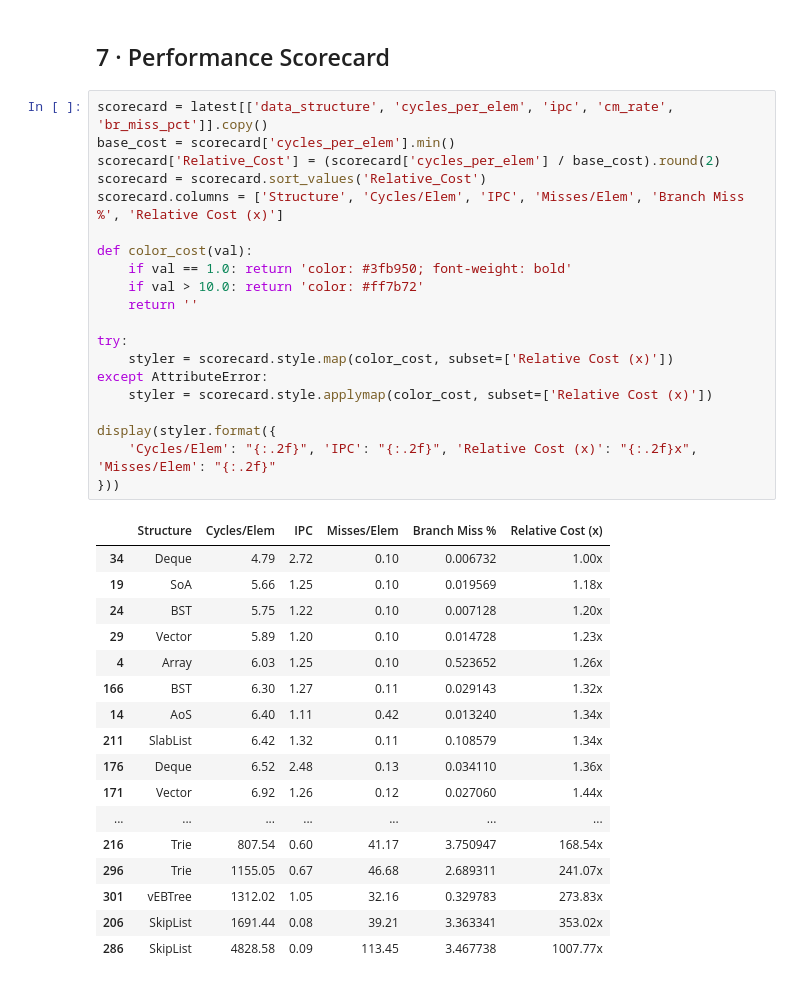
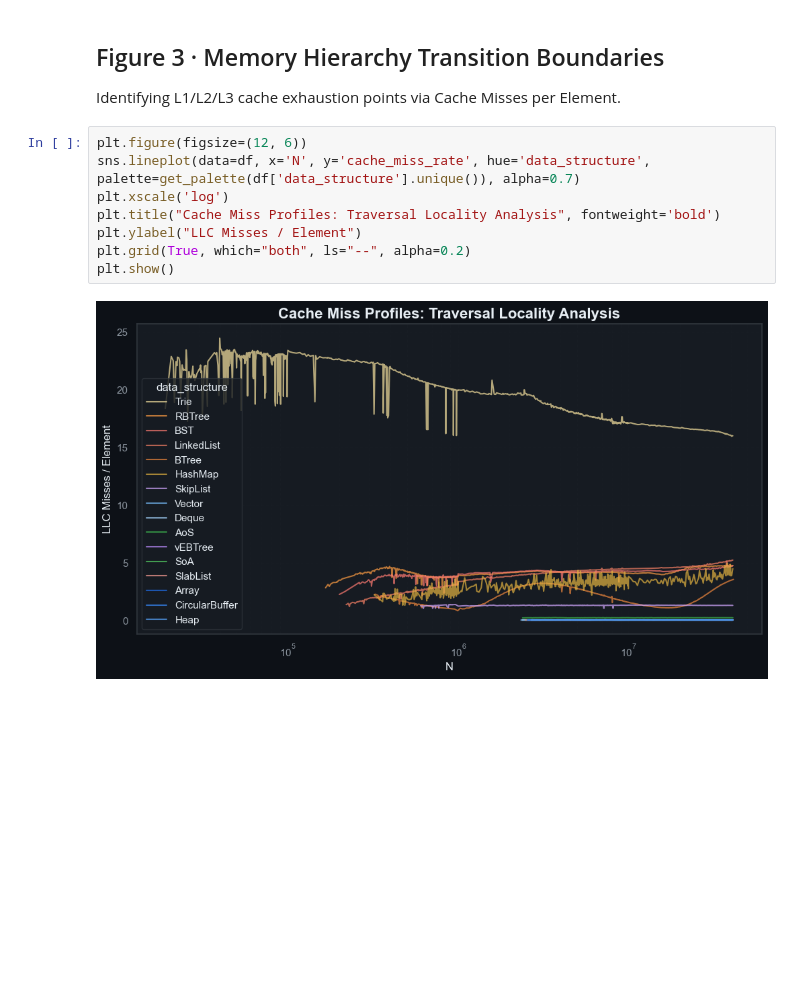
Before and after one commit to SheikhMohsin9311/Performance-and-Data-Representation, a Jupyter notebook: analysis.ipynb, the cells around one changed output. Drawn from its saved outputs; the diff is of its cells as text; blank space fills up the shorter version.

```diff
--- a/analysis.ipynb
+++ b/analysis.ipynb
@@ -149,40 +95,13 @@ plt.show()
-# %% [markdown]
-## 7 · Performance Scorecard
-# %%
-scorecard = latest[['data_structure', 'cycles_per_elem', 'ipc', 'cm_rate', 'br_miss_pct']].copy()
-base_cost = scorecard['cycles_per_elem'].min()
-scorecard['Relative_Cost'] = (scorecard['cycles_per_elem'] / base_cost).round(2)
-scorecard = scorecard.sort_values('Relative_Cost')
-scorecard.columns = ['Structure', 'Cycles/Elem', 'IPC', 'Misses/Elem', 'Branch Miss %', 'Relative Cost (x)']
-
-def color_cost(val):
-    if val == 1.0: return 'color: #3fb950; font-weight: bold'
-    if val > 10.0: return 'color: #ff7b72'
-    return ''
-
-try:
-    styler = scorecard.style.map(color_cost, subset=['Relative Cost (x)'])
-except AttributeError:
-    styler = scorecard.style.applymap(color_cost, subset=['Relative Cost (x)'])
-
-display(styler.format({
-    'Cycles/Elem': "{:.2f}", 'IPC': "{:.2f}", 'Relative Cost (x)': "{:.2f}x", 'Misses/Elem': "{:.2f}"
-}))
-# %% [output]
-|  | Structure | Cycles/Elem | IPC | Misses/Elem | Branch Miss % | Relative Cost (x) |
-| 34 | Deque | 4.79 | 2.72 | 0.10 | 0.006732 | 1.00x |
-| 19 | SoA | 5.66 | 1.25 | 0.10 | 0.019569 | 1.18x |
-| 24 | BST | 5.75 | 1.22 | 0.10 | 0.007128 | 1.20x |
-| 29 | Vector | 5.89 | 1.20 | 0.10 | 0.014728 | 1.23x |
-| 4 | Array | 6.03 | 1.25 | 0.10 | 0.523652 | 1.26x |
-| 166 | BST | 6.30 | 1.27 | 0.11 | 0.029143 | 1.32x |
-| 14 | AoS | 6.40 | 1.11 | 0.42 | 0.013240 | 1.34x |
-| 211 | SlabList | 6.42 | 1.32 | 0.11 | 0.108579 | 1.34x |
-| 176 | Deque | 6.52 | 2.48 | 0.13 | 0.034110 | 1.36x |
-| 171 | Vector | 6.92 | 1.26 | 0.12 | 0.027060 | 1.44x |
-| ... | ... | ... | ... | ... | ... | ... |
-| 216 | Trie | 807.54 | 0.60 | 41.17 | 3.750947 | 168.54x |
-| 296 | Trie | 1155.05 | 0.67 | 46.68 | 2.689311 | 241.07x |
-| 301 | vEBTree | 1312.02 | 1.05 | 32.16 | 0.329783 | 273.83x |
-| 206 | SkipList | 1691.44 | 0.08 | 39.21 | 3.363341 | 353.02x |
-| 286 | SkipList | 4828.58 | 0.09 | 113.45 | 3.467738 | 1007.77x |
+# %% [markdown]
+## Figure 3 · Memory Hierarchy Transition Boundaries
+Identifying L1/L2/L3 cache exhaustion points via Cache Misses per Element.
+# %%
+plt.figure(figsize=(12, 6))
+sns.lineplot(data=df, x='N', y='cache_miss_rate', hue='data_structure', palette=get_palette(df['data_structure'].unique()), alpha=0.7)
+plt.xscale('log')
+plt.title("Cache Miss Profiles: Traversal Locality Analysis", fontweight='bold')
+plt.ylabel("LLC Misses / Element")
+plt.grid(True, which="both", ls="--", alpha=0.2)
+plt.show()
+# %% [output]
+[figure, added]
```
Also changed, not shown: parts of 20 cells of this notebook, 55 other files.
